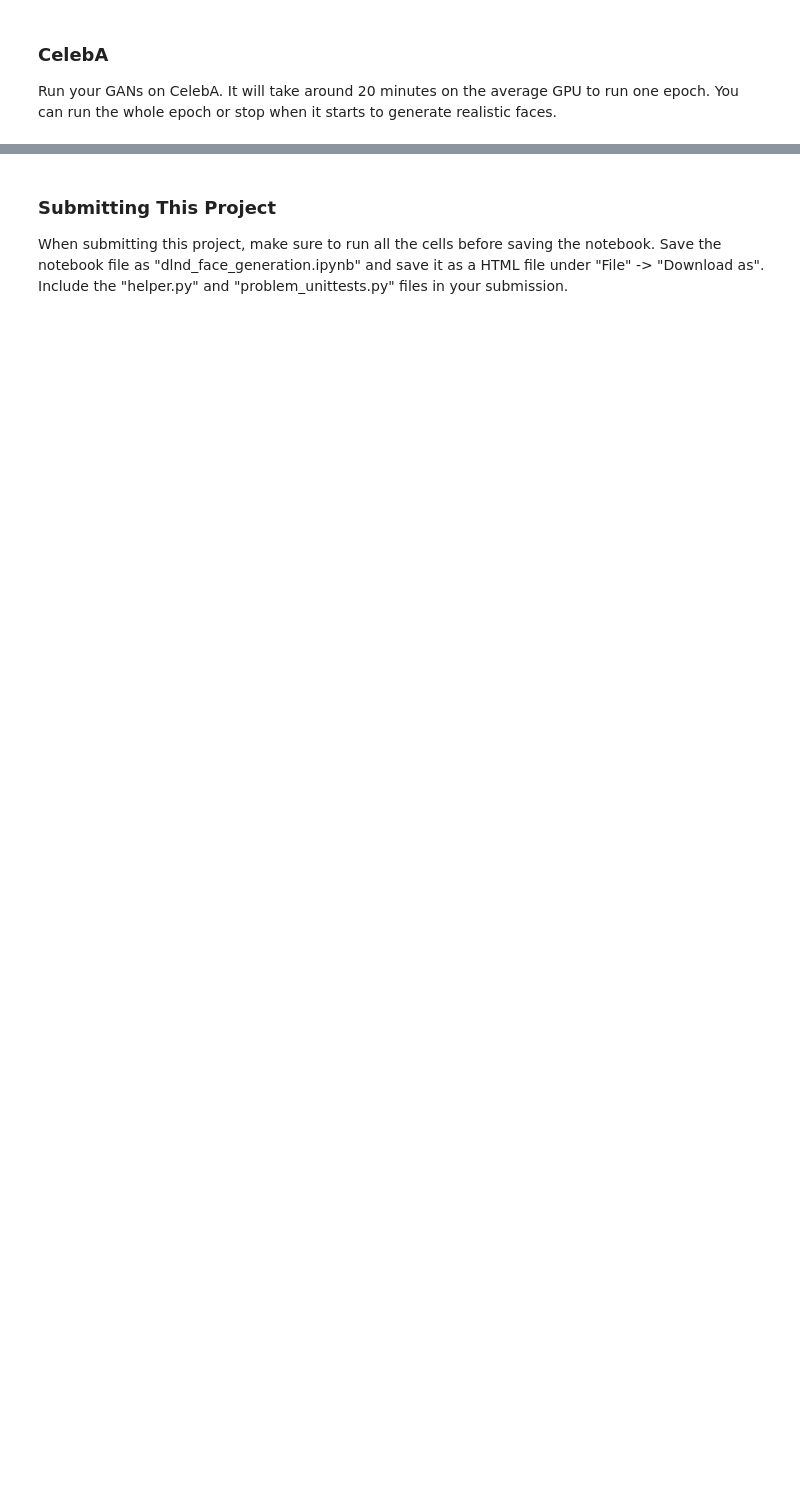
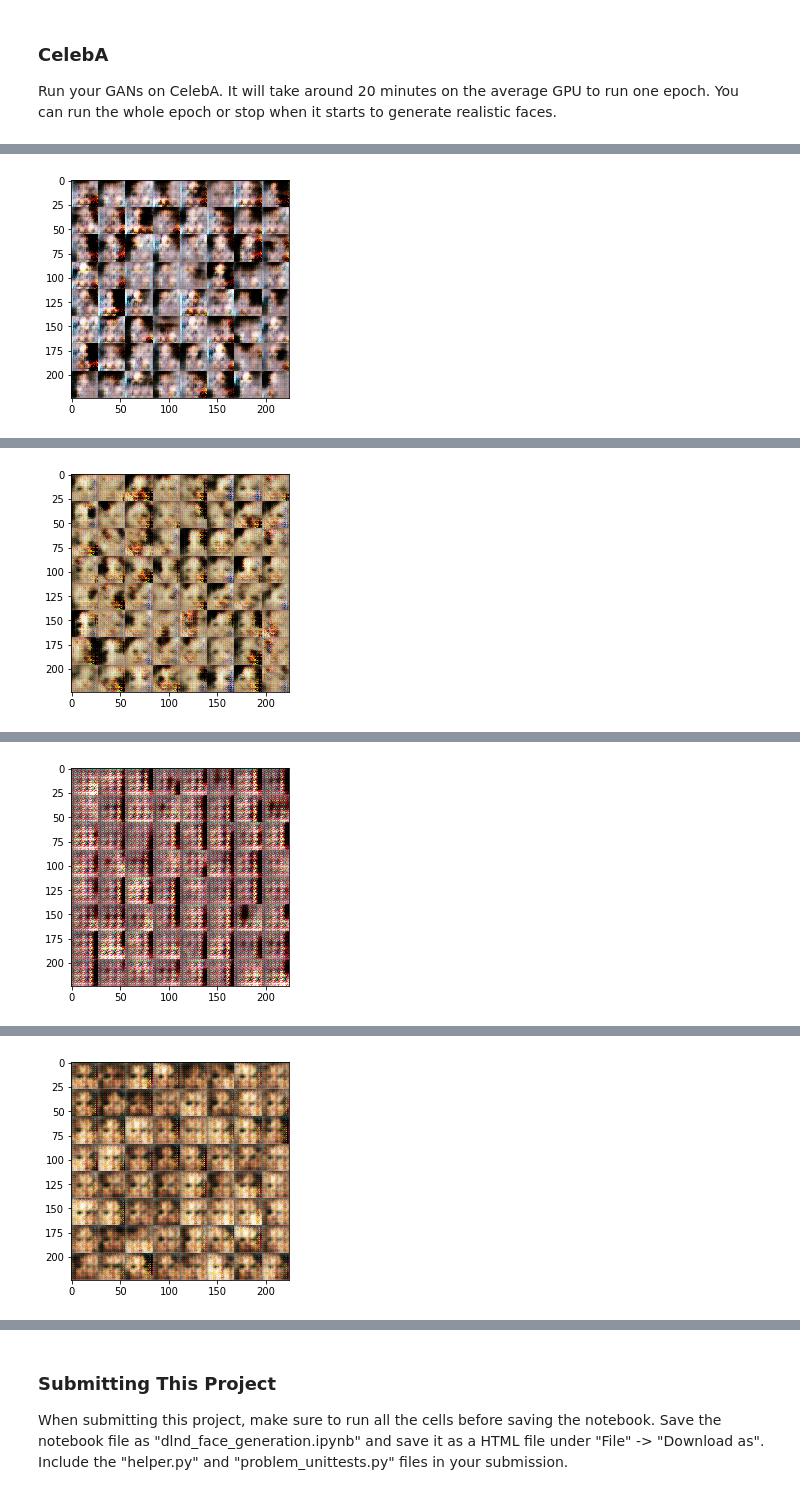
Before and after one commit to anorfleet/saving_face, a Jupyter notebook: dlnd_face_generation.ipynb, the cells around one changed output, grey strips where cells are left out. Cells and saved outputs as stored; diff of their text form; code cells hidden in the pictures; blank space fills up the shorter version.

```diff
--- a/dlnd_face_generation.ipynb
+++ b/dlnd_face_generation.ipynb
@@ -145,16 +146,17 @@ def discriminator(images, reuse=False):
     dim_seed = 16
     hight = images.shape[1]
     width = images.shape[2]
+    kernal = 5
     # TODO: Implement Function
     with tf.variable_scope('discriminator', reuse=reuse):
-        l1 = tf.layers.conv2d(images, dim_seed, 3, strides=2)
+        l1 = tf.layers.conv2d(images, dim_seed, kernal, strides=2)
         l1 = tf.maximum(alpha*l1, l1)
 
-        l2 = tf.layers.conv2d(images, dim_seed*2, 3, strides=2)
+        l2 = tf.layers.conv2d(images, dim_seed*2, kernal, strides=2)
         l2 = tf.layers.batch_normalization(l1, training=True)
         l2 = tf.maximum(alpha*l1, l1)
 
-        l3 = tf.layers.conv2d(images, dim_seed*4, 3, strides=2)
+        l3 = tf.layers.conv2d(images, dim_seed*4, kernal, strides=2)
         l3 = tf.layers.batch_normalization(l1, training=True)
         l3 = tf.maximum(alpha*l1, l1)
 
@@ -418,10 +422,10 @@ IndexError: list index out of range
 ### CelebA
 Run your GANs on CelebA.  It will take around 20 minutes on the average GPU to run one epoch.  You can run the whole epoch or stop when it starts to generate realistic faces.
 # %%
-batch_size = None
-z_dim = None
-learning_rate = None
-beta1 = None
+batch_size = 64
+z_dim = 200
+learning_rate = 0.009
+beta1 = 0.5
 
 
 """
@@ -433,3 +437,4 @@ celeba_dataset = helper.Dataset('celeba', glob(os.path.join(data_dir, 'img_align
 with tf.Graph().as_default():
     train(epochs, batch_size, z_dim, learning_rate, beta1, celeba_dataset.get_batches,
           celeba_dataset.shape, celeba_dataset.image_mode)
+# %% [output]
@@ -435,0 +443 @@ with tf.Graph().as_default():
+[figure, added]
@@ -435,0 +446 @@ with tf.Graph().as_default():
+[figure, added]
@@ -435,0 +449 @@ with tf.Graph().as_default():
+[figure, added]
@@ -435,0 +452 @@ with tf.Graph().as_default():
+[figure, added]
```
Also changed, not shown: parts of 9 cells of this notebook.
